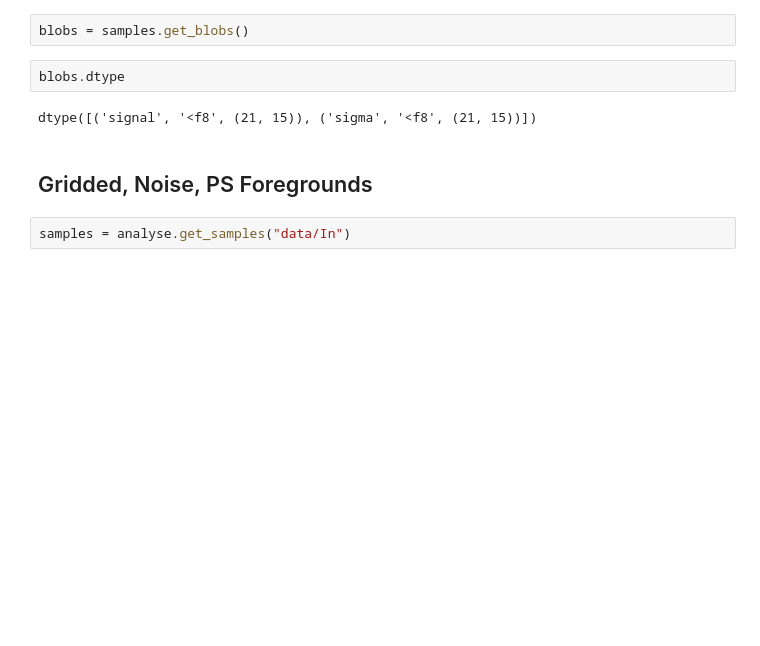
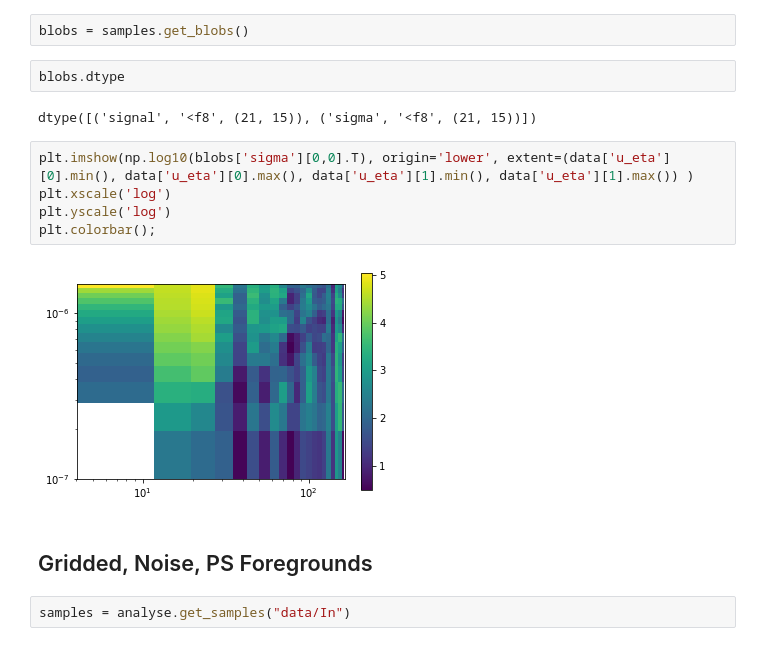
Before and after one commit to BellaNasirudin/py21cmmc_fg, a Jupyter notebook: devel/test_series/visualising_results.ipynb, the cells around one changed output. Saved outputs shown, nothing was run; the diff lists cells and outputs as text; blank space fills up the shorter version.

```diff
--- a/devel/test_series/visualising_results.ipynb
+++ b/devel/test_series/visualising_results.ipynb
@@ -169,6 +169,13 @@ blobs = samples.get_blobs()
 blobs.dtype
 # %% [output]
 dtype([('signal', '<f8', (21, 15)), ('sigma', '<f8', (21, 15))])
+# %%
+plt.imshow(np.log10(blobs['sigma'][0,0].T), origin='lower', extent=(data['u_eta'][0].min(), data['u_eta'][0].max(), data['u_eta'][1].min(), data['u_eta'][1].max()) )
+plt.xscale('log')
+plt.yscale('log')
+plt.colorbar();
+# %% [output]
+[figure, added]
 # %% [markdown]
 ## Gridded, Noise, PS Foregrounds
 # %%
```
Also changed, not shown: parts of 3 cells of this notebook, 1 other file.
